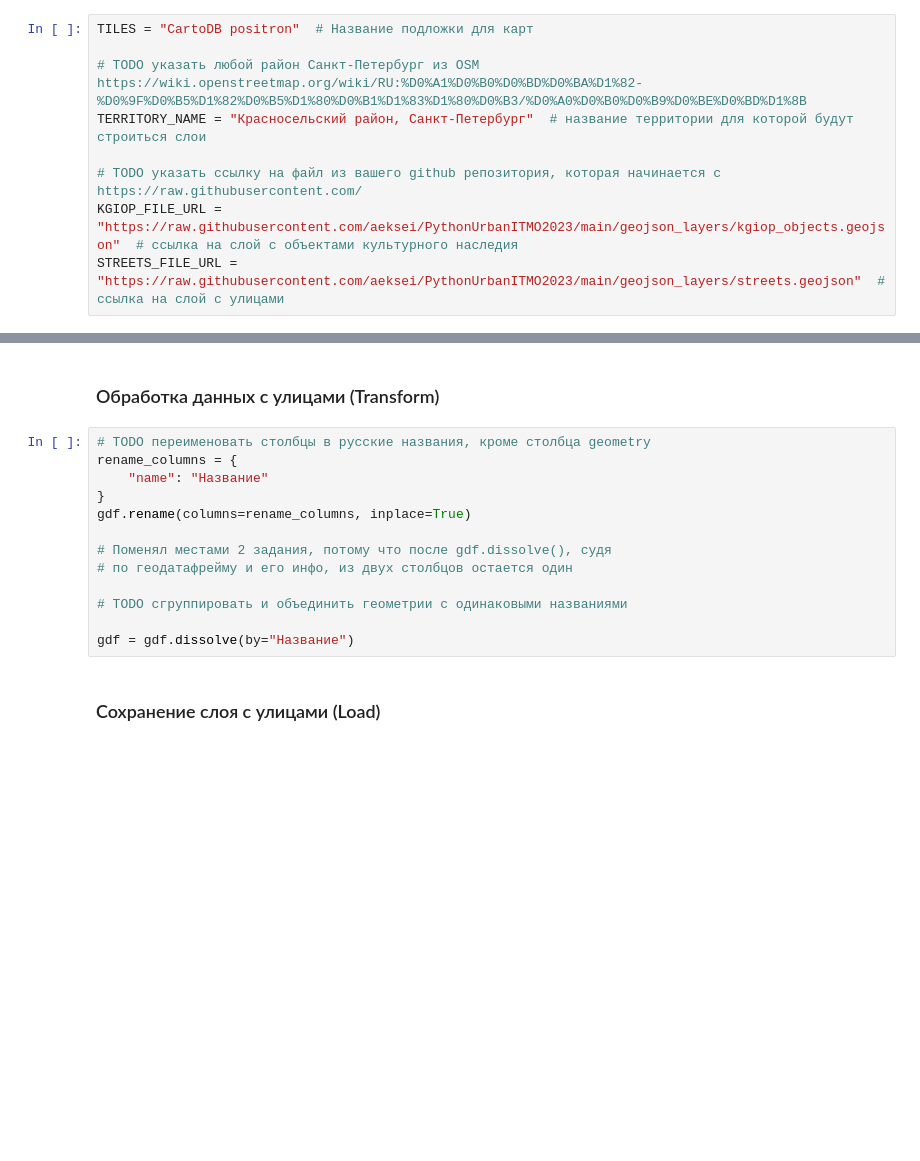
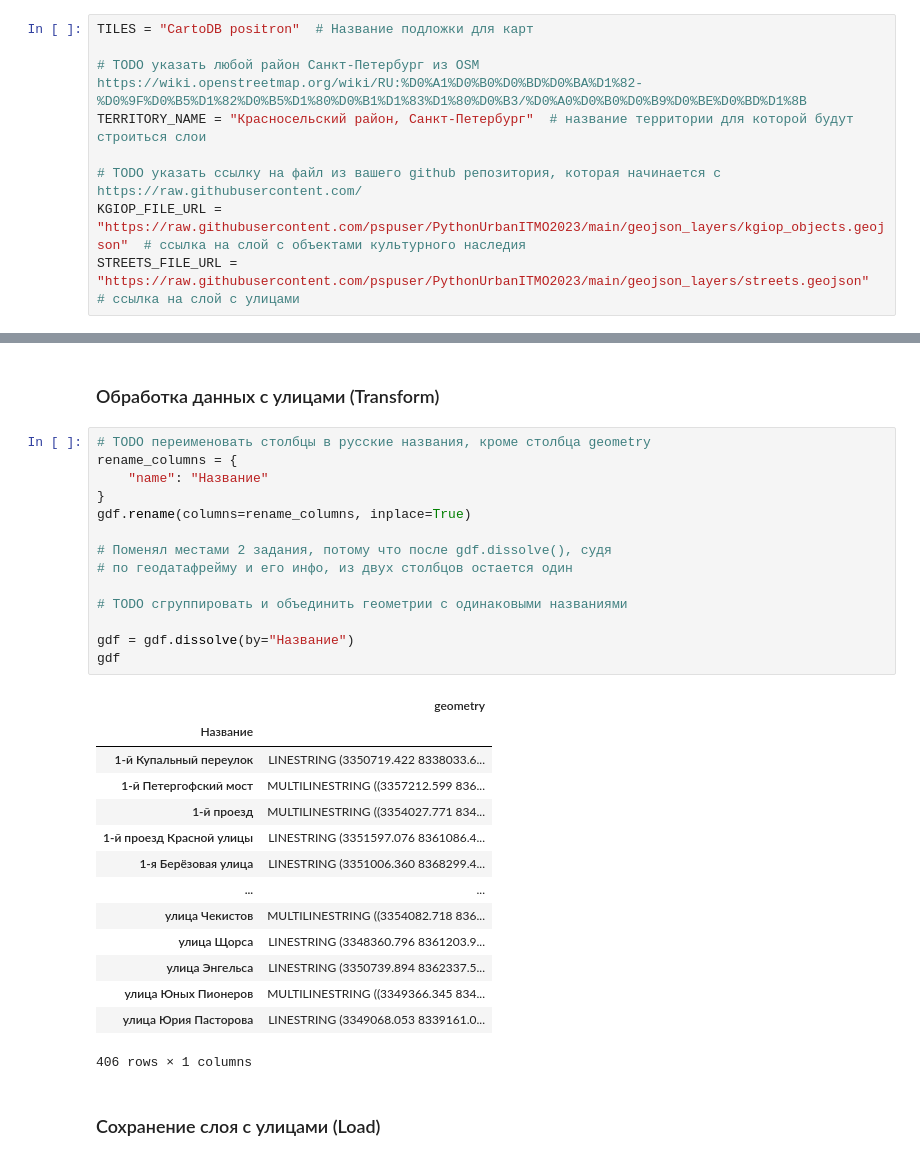
Before and after one commit to pspuser/Urban_Python, a Jupyter notebook: Chistiakov_VV_PythonUrban_final_task.ipynb, the cells around one changed output, grey strips where cells are left out. Cells and saved outputs as stored; diff of their text form; blank space fills up the shorter version.

```diff
--- a/Chistiakov_VV_PythonUrban_final_task.ipynb
+++ b/Chistiakov_VV_PythonUrban_final_task.ipynb
@@ -39,8 +39,8 @@ TILES = "CartoDB positron"  # Название подложки для карт
 TERRITORY_NAME = "Красносельский район, Санкт-Петербург"  # название территории для которой будут строиться слои
 
 # TODO указать ссылку на файл из вашего github репозитория, которая начинается с https://raw.githubusercontent.com/
-KGIOP_FILE_URL = "https://raw.githubusercontent.com/aeksei/PythonUrbanITMO2023/main/geojson_layers/kgiop_objects.geojson"  # ссылка на слой с объектами культурного наследия
-STREETS_FILE_URL = "https://raw.githubusercontent.com/aeksei/PythonUrbanITMO2023/main/geojson_layers/streets.geojson"  # ссылка на слой с улицами
+KGIOP_FILE_URL = "https://raw.githubusercontent.com/pspuser/PythonUrbanITMO2023/main/geojson_layers/kgiop_objects.geojson"  # ссылка на слой с объектами культурного наследия
+STREETS_FILE_URL = "https://raw.githubusercontent.com/pspuser/PythonUrbanITMO2023/main/geojson_layers/streets.geojson"  # ссылка на слой с улицами
 # %% [markdown]
 ## Территория
 # %% [markdown]
@@ -88,16 +88,32 @@ memory usage: 24.8+ KB
 # %%
 # TODO переименовать столбцы в русские названия, кроме столбца geometry
 rename_columns = {
     "name": "Название"
 }
 gdf.rename(columns=rename_columns, inplace=True)
 
 # Поменял местами 2 задания, потому что после gdf.dissolve(), судя
 # по геодатафрейму и его инфо, из двух столбцов остается один
 
 # TODO сгруппировать и объединить геометрии с одинаковыми названиями
 
 gdf = gdf.dissolve(by="Название")
+gdf
+# %% [output]
+|  | geometry |
+| Название |  |
+| 1-й Купальный переулок | LINESTRING (3350719.422 8338033.6... |
+| 1-й Петергофский мост | MULTILINESTRING ((3357212.599 836... |
+| 1-й проезд | MULTILINESTRING ((3354027.771 834... |
+| 1-й проезд Красной улицы | LINESTRING (3351597.076 8361086.4... |
+| 1-я Берёзовая улица | LINESTRING (3351006.360 8368299.4... |
+| ... | ... |
+| улица Чекистов | MULTILINESTRING ((3354082.718 836... |
+| улица Щорса | LINESTRING (3348360.796 8361203.9... |
+| улица Энгельса | LINESTRING (3350739.894 8362337.5... |
+| улица Юных Пионеров | MULTILINESTRING ((3349366.345 834... |
+| улица Юрия Пасторова | LINESTRING (3349068.053 8339161.0... |
+406 rows × 1 columns
 # %% [markdown]
 ### Сохранение слоя с улицами (Load)
 # %%
```
Also changed, not shown: parts of 2 cells of this notebook.
